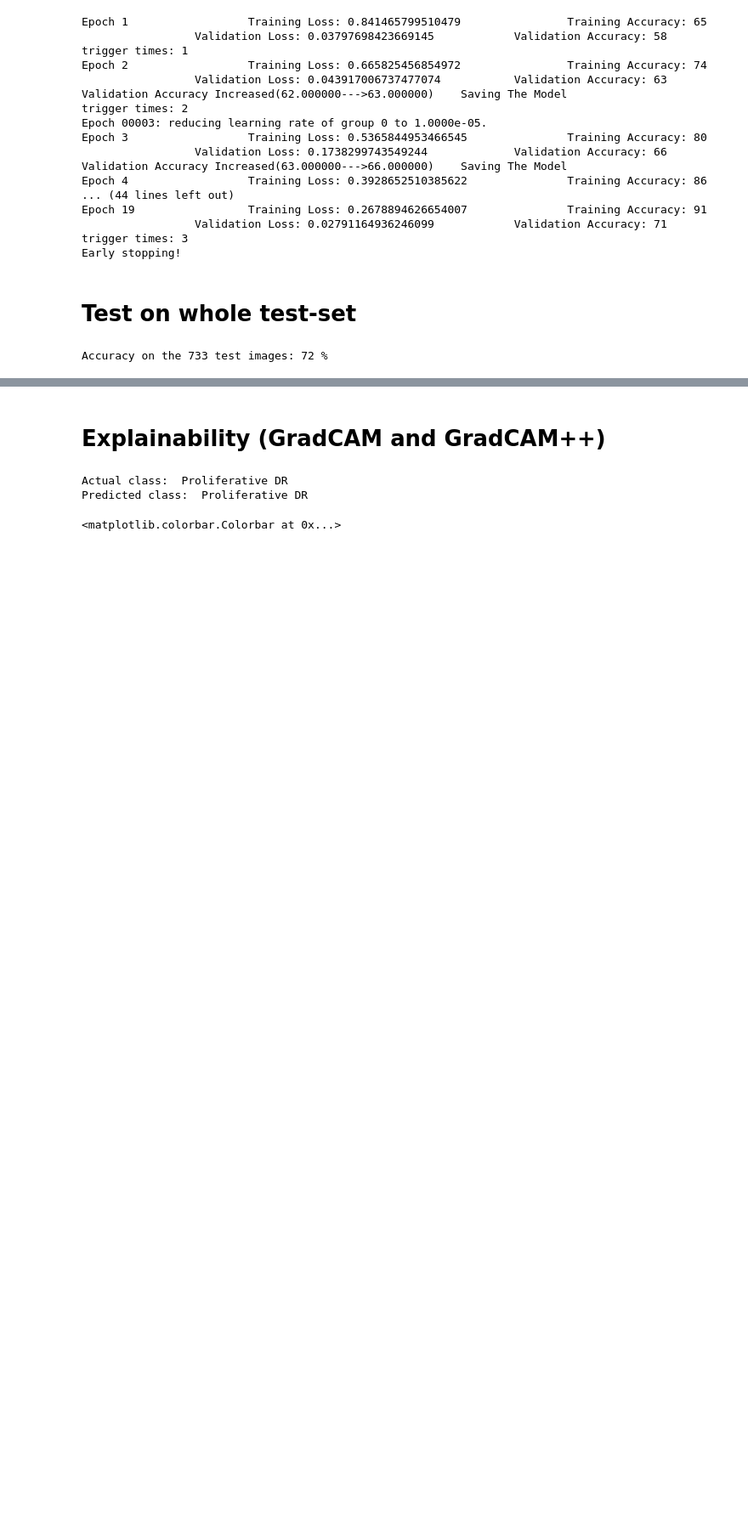
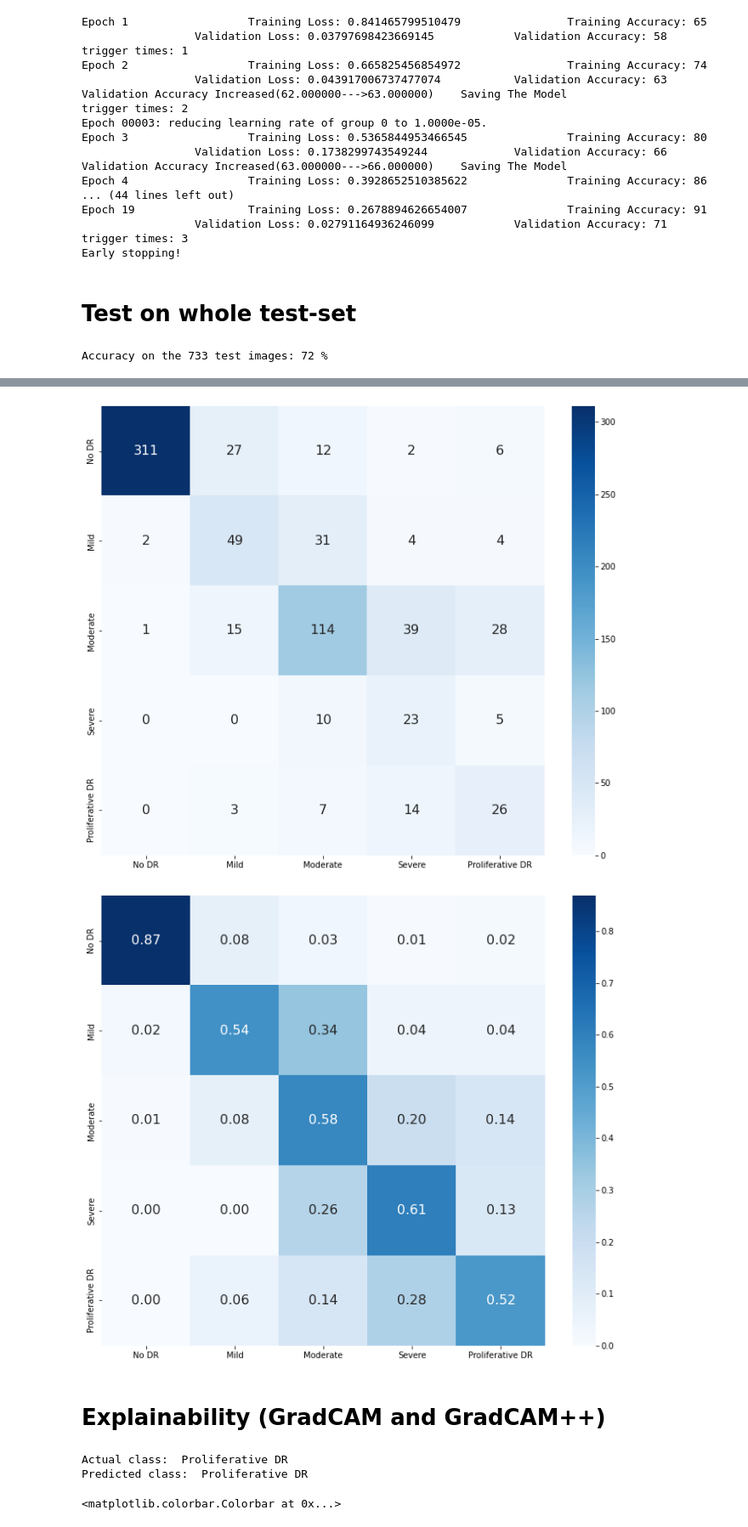
Before and after one commit to mawady/msc-retinalrecog, a Jupyter notebook: ResNet_APTOS19.ipynb, the cells around one changed output, grey strips where cells are left out. Shown: that part at 85% size. Drawn from its saved outputs; the diff is of its cells as text; code cells hidden in the pictures; blank space fills up the shorter version.

```diff
--- a/ResNet_APTOS19.ipynb
+++ b/ResNet_APTOS19.ipynb
@@ -30,22 +37,20 @@ CWD: /content/drive/My Drive/University Of Stirling/Dissertation/ConvNEXT/APTOS2
 # %% [markdown]
 ### Dataset Download
 # %%
-'''
 # Dataset with already preprocessed images
-!gdown --id 1TqlyF-VVLcuebqQcWuAKnG7ay3IKjylC
+!gdown --id 1GGnkicLQwgcgLq6sWClC_Igi8PWFQyV1
 !unzip APTOS2019.zip
 
 # Parameters
 DATASET_PATH = '/content/APTOS2019'
 PREP_PATH = DATASET_PATH + "/preprocessed/"
-MODEL_PATH= '/content/APTOS2019/checkpoints/checkpoint.pth'
+MODEL_PATH= '/content/APTOS2019/checkpoints/checkpoint_resnet.pth'
 
 if not os.path.exists(PREP_PATH):
   os.mkdir(PREP_PATH)
 
 if not os.path.exists("/checkpoints"):
   os.mkdir("/checkpoints")
-'''
 # %% [output]
 '\n# Dataset with already preprocessed images\n!gdown --id 1TqlyF-VVLcuebqQcWuAKnG7ay3IKjylC\n!unzip APTOS2019.zip\n\n# Parameters\nDATASET_PATH = \'/content/APTOS2019\'\nPREP_PATH = DATASET_PATH + "/ ...
 # %% [markdown]
@@ -237,7 +250,7 @@ global_transforms = transforms.Compose([
     transforms.Lambda(lambda image: image.convert('RGB')),
     transforms.Resize(IMG_SIZE),
     transforms.ToTensor(),
-    transforms.Normalize([0.2786802, 0.2786802, 0.2786802], [0.16637428, 0.16637428, 0.16637428])
+    transforms.Normalize(mean, std)
     ])
 
 train_transforms = transforms.Compose([
@@ -248,7 +261,7 @@ train_transforms = transforms.Compose([
     transforms.RandomRotation(20),
     transforms.Resize(IMG_SIZE),
     transforms.ToTensor(),
-    transforms.Normalize([0.2786802, 0.2786802, 0.2786802], [0.16637428, 0.16637428, 0.16637428])
+    transforms.Normalize(mean, std)
     ])
 
 dataset = DrDetectionDataset(DATASET_PATH + "/train.csv", PREP_PATH, transform = global_transforms)
@@ -269,7 +282,7 @@ train_size = int(len(train_dataset) - test_val_size)
 train_dataset, valid_dataset = random_split(train_dataset, [train_size, test_val_size])
 
 train_dataset.dataset.dataset.transform = train_transforms
-'''
+
 # Use a Weighted Sampler to fix class imbalances in the training set
 class_count = np.zeros(5)
 for image, label in train_dataset:
@@ -288,9 +301,8 @@ weighted_sampler = WeightedRandomSampler(weights=weights,num_samples=len(train_d
 print("Train size: ", len(train_dataset))
 print("Val size: ", len(valid_dataset))
 print("Test size: ", len(test_dataset))
-'''
-#train_loader = DataLoader(train_dataset, batch_size=BATCH_SIZE, sampler=weighted_sampler)
-train_loader = DataLoader(train_dataset, batch_size=BATCH_SIZE, shuffle=False)
+
+train_loader = DataLoader(train_dataset, batch_size=BATCH_SIZE, sampler=weighted_sampler)
 valid_loader = DataLoader(valid_dataset, batch_size=BATCH_SIZE, shuffle=True)
 test_loader = DataLoader(test_dataset, batch_size=BATCH_SIZE, shuffle=True)
 # %% [markdown]
@@ -580,0 +570,50 @@ Proliferative DR :  52.0 %
+# %%
+# Code to compute Specificity and Sensitivity adapted from [8]
+# Build confusion matrix
+cf_matrix = confusion_matrix(np.array(actual), np.array(predicted))
+df_cm = pd.DataFrame(cf_matrix, index = [i for i in CLASSES],
+                     columns = [i for i in CLASSES])
+plt.figure(figsize = (12,10))
+sn.heatmap(df_cm,
+           annot=True,
+           fmt='g',
+           cmap="Blues",
+           annot_kws={
+                'fontsize': 16
+            })
+
+# Normalised confusion matrix
+plt.figure(figsize = (12,10))
+cf_matrix_norm = pd.DataFrame(cf_matrix.astype('float') / cf_matrix.sum(axis=1)[:, np.newaxis], index = [i for i in CLASSES],
+                     columns = [i for i in CLASSES])
+sn.heatmap(cf_matrix_norm,
+           annot=True,
+           fmt='.2f',
+           cmap="Blues",
+           annot_kws={'fontsize': 16})
+
+TP = cf_matrix.diagonal()
+TN = np.zeros(N_CLASSES).astype(int)
+FP = np.zeros(N_CLASSES).astype(int)
+FN = np.zeros(N_CLASSES).astype(int)
+specificity = np.zeros(N_CLASSES)
+sensitivity = np.zeros(N_CLASSES)
+
+for c in range(N_CLASSES):
+
+    idx = [x for x in range(N_CLASSES) if x != c]
+
+    TN[c] = sum(cf_matrix[idx, idx])
+    FP[c] = cf_matrix[idx, c].sum()
+    FN[c] = cf_matrix[c, idx].sum()
+
+    specificity[c] = TN[c] / (TN[c] + FP[c])
+    sensitivity[c] = TP[c] / (TP[c] + FN[c])
+    print('Class {}\nTP {}, TN {}, FP {}, FN {}, Spec {}, Sen {}\n'.format(
+        c, TP[c], TN[c], FP[c], FN[c], specificity[c], sensitivity[c]))
+
+
+# Overall Specificity and Sensitivity
+print("Overall specificity: ", sum(specificity)/N_CLASSES)
+print("Overall sensitivity: ", sum(sensitivity)/N_CLASSES)
+# %% [output]
@@ -581,3 +637,5 @@ Proliferative DR :  52.0 %
+[figure, added]
+[figure, added]
 # %% [markdown]
 # Explainability (GradCAM and GradCAM++)
 # %%
```
Also changed, not shown: parts of 14 cells of this notebook.
